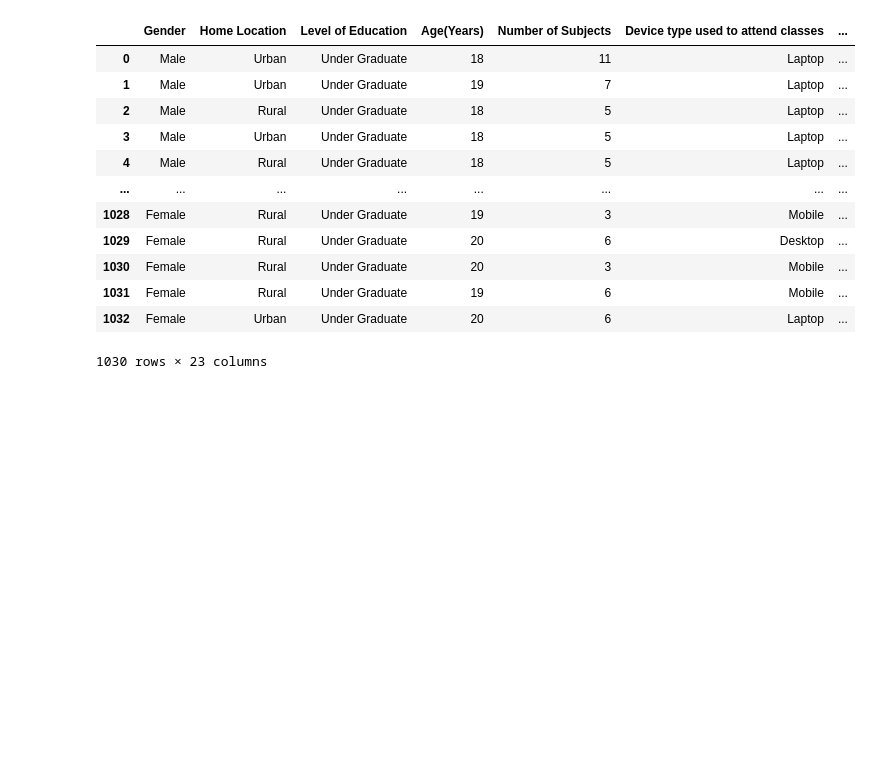
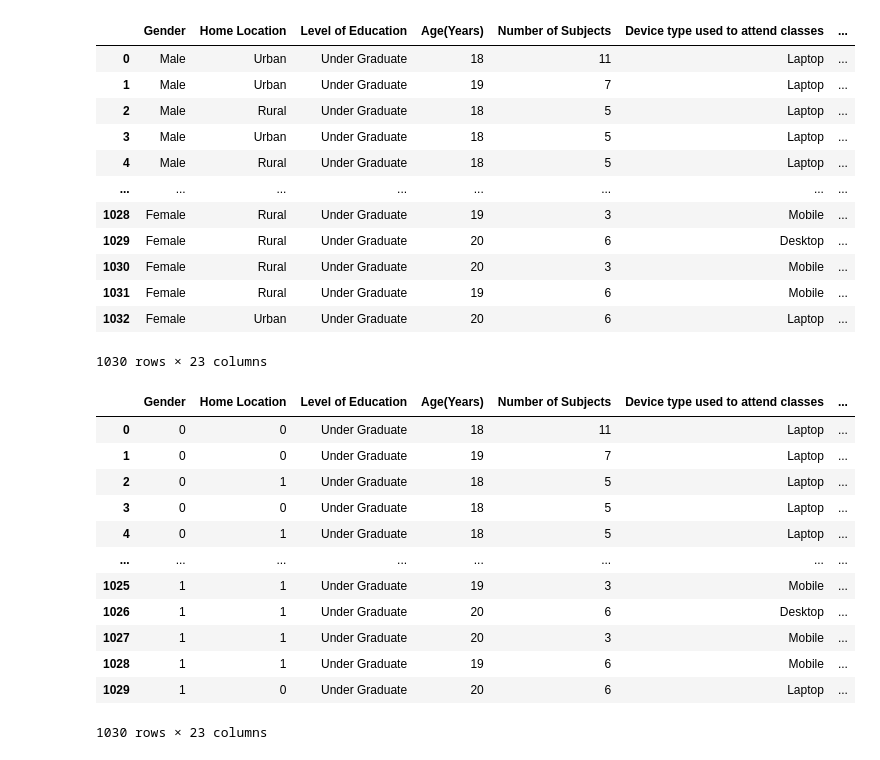
Before and after one commit to BugYale/Data-science-PMA, a Jupyter notebook: PMA.ipynb, the cells around one changed output. Saved outputs shown, nothing was run; the diff lists cells and outputs as text; code cells hidden in the pictures; blank space fills up the shorter version.

```diff
--- a/PMA.ipynb
+++ b/PMA.ipynb
@@ -92,3 +92,28 @@ df
 df = df.reset_index(drop=True)
 
 df
+# %%
+# Dealing with Categorical Data--binary
+df["Gender"] = np.where(df["Gender"] == "Female", 1, 0)
+df["Home Location"] = np.where(df["Home Location"] == "Rural", 1, 0)
+df["Are you involved in any sports?"] = np.where(df["Are you involved in any sports?"] == "No", 1, 0)
+df["Do elderly people monitor you?"] = np.where(df["Do elderly people monitor you?"] == "No", 1, 0)
+df["Interested in Gaming?"] = np.where(df["Interested in Gaming?"] == "No", 1, 0)
+df["Have separate room for studying?"] = np.where(df["Have separate room for studying?"] == "No", 1, 0)
+df["Engaged in group studies?"] = np.where(df["Engaged in group studies?"] == "No", 1, 0)
+
+df
+# %% [output]
+|  | Gender | Home Location | Level of Education | Age(Years) | Number of Subjects | Device type used to attend classes | ... |
+| 0 | 0 | 0 | Under Graduate | 18 | 11 | Laptop | ... |
+| 1 | 0 | 0 | Under Graduate | 19 | 7 | Laptop | ... |
+| 2 | 0 | 1 | Under Graduate | 18 | 5 | Laptop | ... |
+| 3 | 0 | 0 | Under Graduate | 18 | 5 | Laptop | ... |
+| 4 | 0 | 1 | Under Graduate | 18 | 5 | Laptop | ... |
+| ... | ... | ... | ... | ... | ... | ... | ... |
+| 1025 | 1 | 1 | Under Graduate | 19 | 3 | Mobile | ... |
+| 1026 | 1 | 1 | Under Graduate | 20 | 6 | Desktop | ... |
+| 1027 | 1 | 1 | Under Graduate | 20 | 3 | Mobile | ... |
+| 1028 | 1 | 1 | Under Graduate | 19 | 6 | Mobile | ... |
+| 1029 | 1 | 0 | Under Graduate | 20 | 6 | Laptop | ... |
+1030 rows × 23 columns
```
Also changed, not shown: parts of 1 cell of this notebook.
